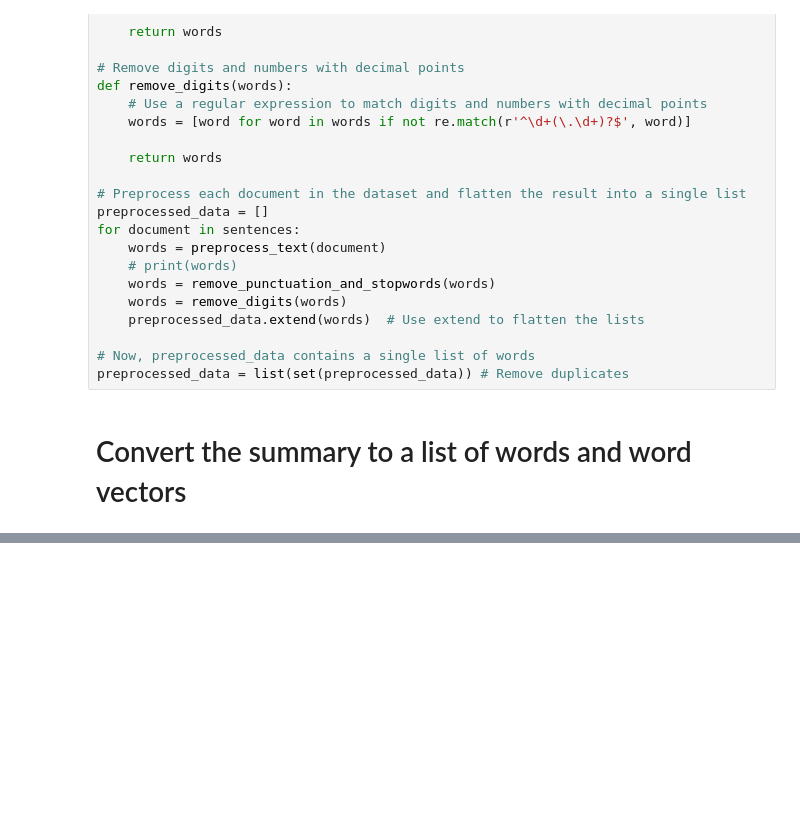
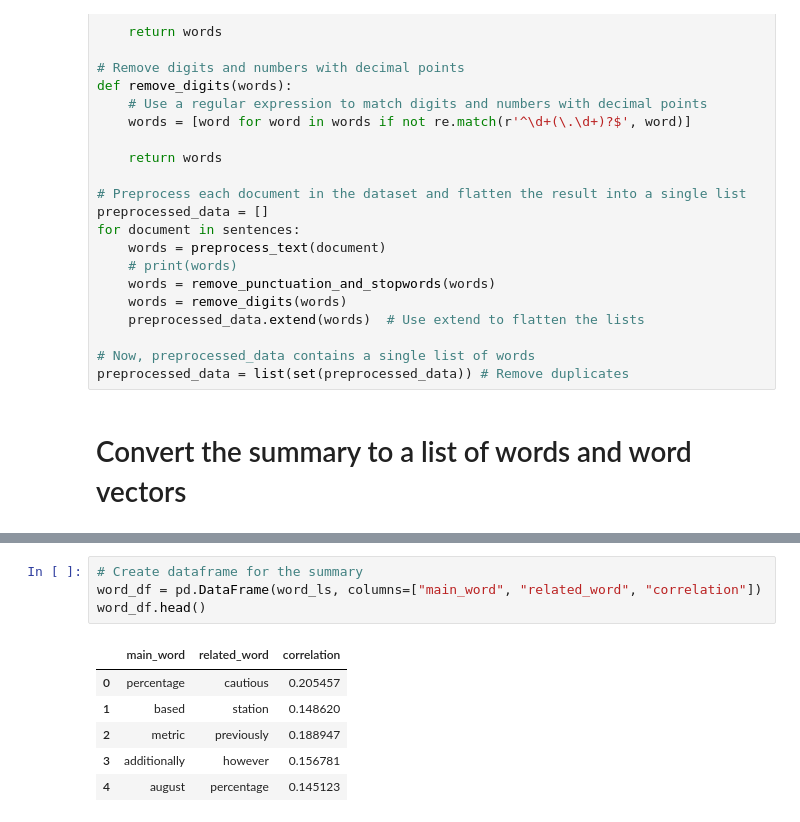
Before and after one commit to sifatnabil/financial-analyzer-nodejs-backend, a Jupyter notebook: notebooks/word_relation_visualization.ipynb, the cells around one changed output, grey strips where cells are left out. Drawn from its saved outputs; the diff is of its cells as text; blank space fills up the shorter version.

```diff
--- a/notebooks/word_relation_visualization.ipynb
+++ b/notebooks/word_relation_visualization.ipynb
@@ -165,0 +180,11 @@ plt.show()
+# %%
+# Create dataframe for the summary
+word_df = pd.DataFrame(word_ls, columns=["main_word", "related_word", "correlation"])
+word_df.head()
+# %% [output]
+|  | main_word | related_word | correlation |
+| 0 | percentage | cautious | 0.205457 |
+| 1 | based | station | 0.148620 |
+| 2 | metric | previously | 0.188947 |
+| 3 | additionally | however | 0.156781 |
+| 4 | august | percentage | 0.145123 |
```
Also changed, not shown: parts of 10 cells of this notebook.
